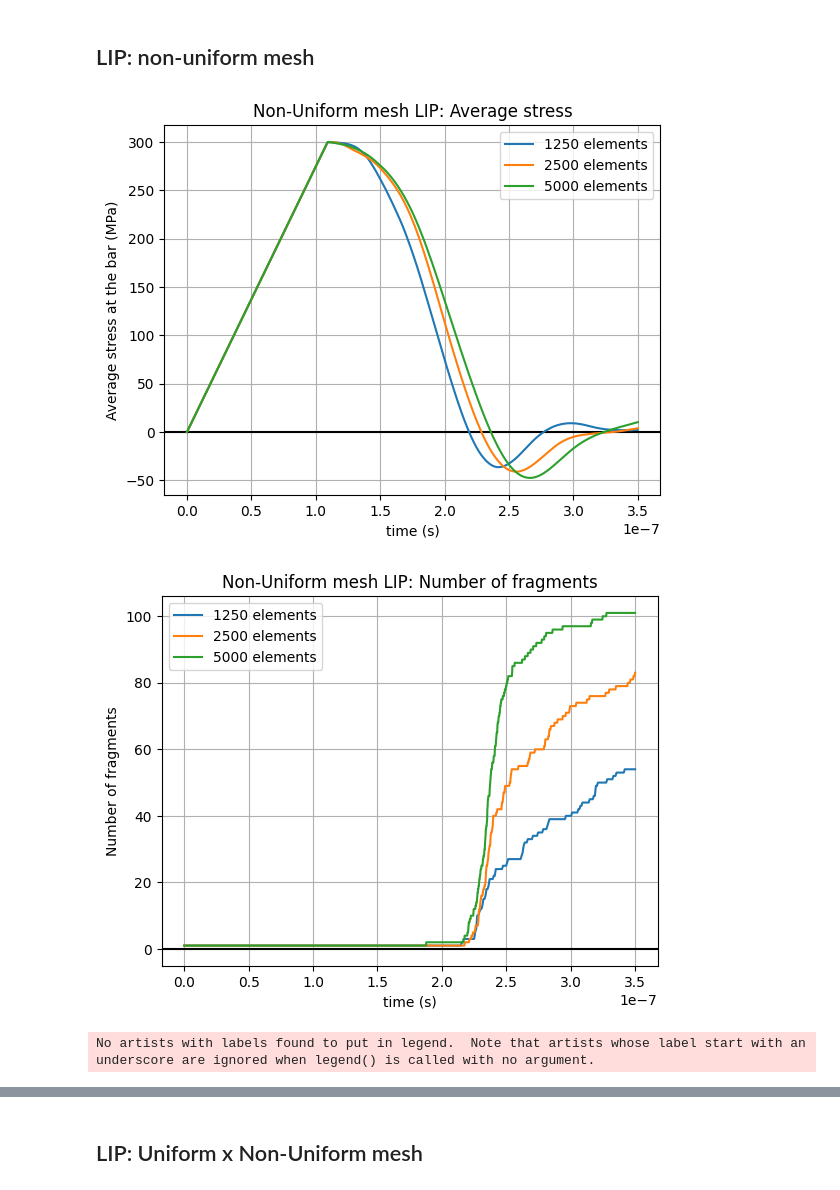
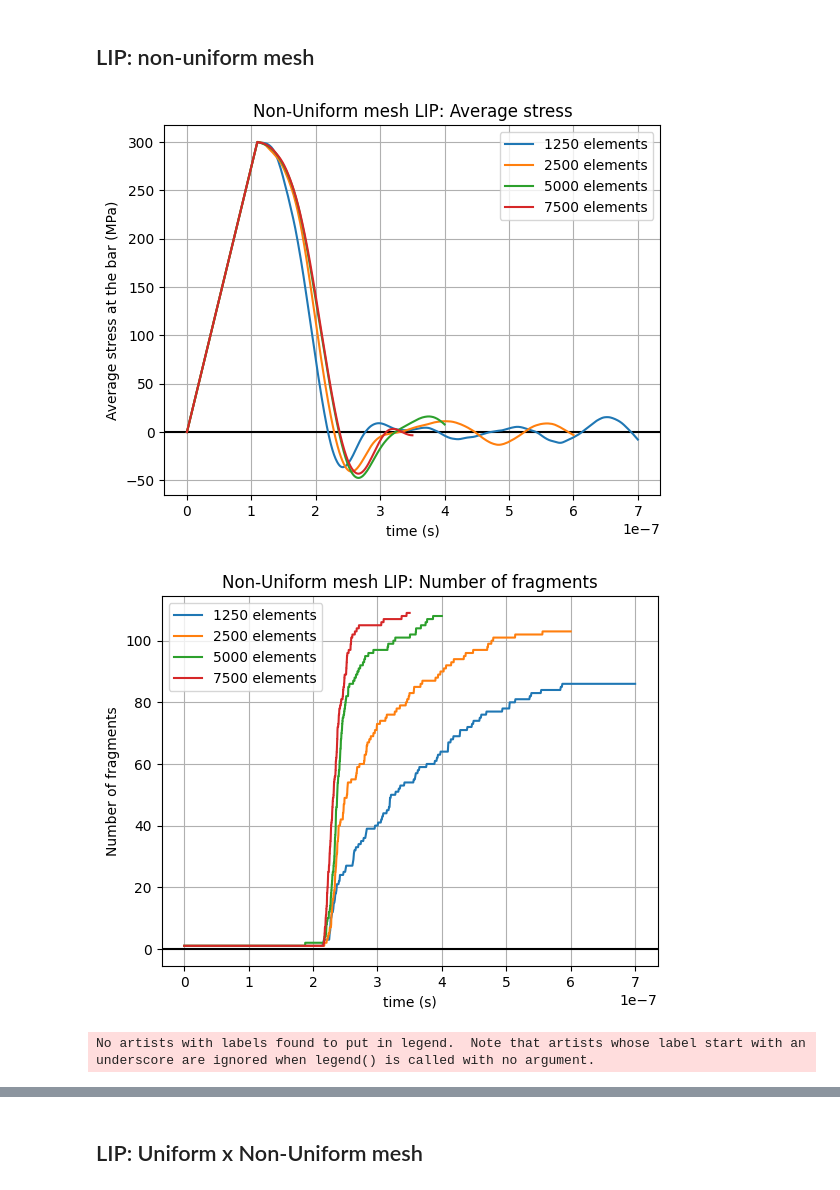
Before and after one commit to raquel-dantas/DynFrag1D, a Jupyter notebook: mesh_study_lipfield.ipynb, the cells around one changed output, grey strips where cells are left out. Drawn from its saved outputs; the diff is of its cells as text; code cells hidden in the pictures.

```diff
--- a/mesh_study_lipfield.ipynb
+++ b/mesh_study_lipfield.ipynb
@@ -110,9 +110,9 @@ file_address = filepath + "1250el/lipfield_"
 time_data_uniform_1250el = readResultsVariable(file_address, "time_data")
 
 # time_simulation = time_data_uniform_1250el[0]
-time_simulation = time_data_uniform_1250el[0] - 1*10**-7
+time_simulation_uniform_1250el = time_data_uniform_1250el[0] - 0.5*10**-7
 dt_uniform_1250el = time_data_uniform_1250el[1]
-n_steps_uniform_1250el = int(time_simulation/ dt_uniform_1250el)
+n_steps_uniform_1250el = int(time_simulation_uniform_1250el/ dt_uniform_1250el)
 
 # n_steps_uniform_1250el = time_data_uniform_1250el[2]
 size_uniform_1250el = int(n_steps_uniform_1250el / 10 +1)
@@ -132,8 +132,9 @@ filepath = "LOG/mesh_study/lipfield_uniform_mesh/"
 file_address = filepath + "2500el/lipfield_"
 
 time_data_uniform_2500el = readResultsVariable(file_address, "time_data")
+time_simulation_uniform_2500el = time_data_uniform_2500el[0]
 dt_uniform_2500el = time_data_uniform_2500el[1]
-n_steps_uniform_2500el = int(time_simulation/ dt_uniform_2500el)
+n_steps_uniform_2500el = int(time_simulation_uniform_2500el/ dt_uniform_2500el)
 # n_steps_uniform_2500el = time_data_uniform_2500el[2]
 
 size_uniform_2500el = int(n_steps_uniform_2500el / 10 +1)
@@ -153,8 +154,9 @@ filepath = "LOG/mesh_study/lipfield_uniform_mesh/"
 file_address = filepath + "5000el/lipfield_"
 
 time_data_uniform_5000el = readResultsVariable(file_address, "time_data")
+time_simulation_uniform_5000el = time_data_uniform_5000el[0] - 1*10**-7
 dt_uniform_5000el = time_data_uniform_5000el[1]
-n_steps_uniform_5000el = int(time_simulation/ dt_uniform_5000el)
+n_steps_uniform_5000el = int(time_simulation_uniform_5000el/ dt_uniform_5000el)
 # n_steps_uniform_5000el = time_data_uniform_5000el[2]
 
 size_uniform_5000el = int(n_steps_uniform_5000el / 10+1)
@@ -174,8 +176,9 @@ filepath = "LOG/mesh_study/lipfield_uniform_mesh/"
 file_address = filepath + "7500el/lipfield_"
 
 time_data_uniform_7500el = readResultsVariable(file_address, "time_data")
+time_simulation_uniform_7500el = time_data_uniform_7500el[0] - 1*10**-7
 dt_uniform_7500el = time_data_uniform_7500el[1]
-n_steps_uniform_7500el = int(time_simulation/ dt_uniform_7500el)
+n_steps_uniform_7500el = int(time_simulation_uniform_7500el/ dt_uniform_7500el)
 # n_steps_uniform_7500el = time_data_uniform_7500el[2]
 
 size_uniform_7500el = int(n_steps_uniform_7500el / 10)
@@ -333,10 +343,10 @@ for n in range(n_steps_non_uniform_5000el):
 # %%
 # Separate the results you want to compare
 
-time_non_uniform_1250el = np.linspace(0, time_simulation, size_non_uniform_1250el)
-time_non_uniform_2500el = np.linspace(0, time_simulation, size_non_uniform_2500el)
-time_non_uniform_5000el = np.linspace(0, time_simulation, size_non_uniform_5000el)
-# time_non_uniform_7500el = np.linspace(0, time_simulation, size_non_uniform_7500el)
+time_non_uniform_1250el = np.linspace(0, time_simulation_non_uniform_1250el, size_non_uniform_1250el)
+time_non_uniform_2500el = np.linspace(0, time_simulation_non_uniform_2500el, size_non_uniform_2500el)
+time_non_uniform_5000el = np.linspace(0, time_simulation_non_uniform_5000el, size_non_uniform_5000el)
+time_non_uniform_7500el = np.linspace(0, time_simulation_non_uniform_7500el, size_non_uniform_7500el)
 
 
 
@@ -344,7 +354,7 @@ stress_bar = [
     ["1250 elements", time_non_uniform_1250el, avg_stress_bar_non_uniform_1250el/10**6],
     ["2500 elements", time_non_uniform_2500el, avg_stress_bar_non_uniform_2500el/10**6],
     ["5000 elements", time_non_uniform_5000el, avg_stress_bar_non_uniform_5000el/10**6],
-    # ["7500 elements", time_non_uniform_7500el, avg_stress_bar_non_uniform_7500el/10**6],
+    ["7500 elements", time_non_uniform_7500el, avg_stress_bar_non_uniform_7500el/10**6],
 ]
 
 plotCompareSimulations(
@@ -356,36 +366,36 @@ plotCompareSimulations(
 )
 
 
 nfrag_non_uniform = [
     ["1250 elements", time_non_uniform_1250el, n_fragments_non_uniform_1250el],
     ["2500 elements", time_non_uniform_2500el, n_fragments_non_uniform_2500el],
     ["5000 elements", time_non_uniform_5000el, n_fragments_non_uniform_5000el],
-    # ["7500 elements", time_non_uniform_7500el, n_fragments_non_uniform_7500el],
+    ["7500 elements", time_non_uniform_7500el, n_fragments_non_uniform_7500el],
 ]
 
 plotCompareSimulations(
     nfrag_non_uniform,
     title="Non-Uniform mesh LIP: Number of fragments",
     label_x="time (s)",
     label_y="Number of fragments",
     save_filename="LOG/mesh_study/plots/lip_non_uniform_mesh_n_fragments.svg",
 )
 
 
 # Convergence number fragments
-# meshes = [1250, 2500, 5000, 7500]
-meshes = [1250, 2500, 5000]
+meshes = [1250, 2500, 5000, 7500]
+# meshes = [1250, 2500, 5000]
 
 # Convergence dissipated energy
 plotConvergence(
     nfrag_non_uniform,
     meshes,
     title="Non-Uniform mesh LIP: number fragments convergence",
     label_x="Number of elements",
     label_y="Number of fragments",
     save_filename="LOG/mesh_study/plots/lip_uniform_mesh_convergence.svg",
 )
 # %% [output]
-[figure, old version]
+[figure, new version]
-[figure, old version]
+[figure, new version]
 No artists with labels found to put in legend.  Note that artists whose label start with an underscore are ignored when legend() is called with no argument.
```
Also changed, not shown: parts of 4 cells of this notebook, 1 other file.
